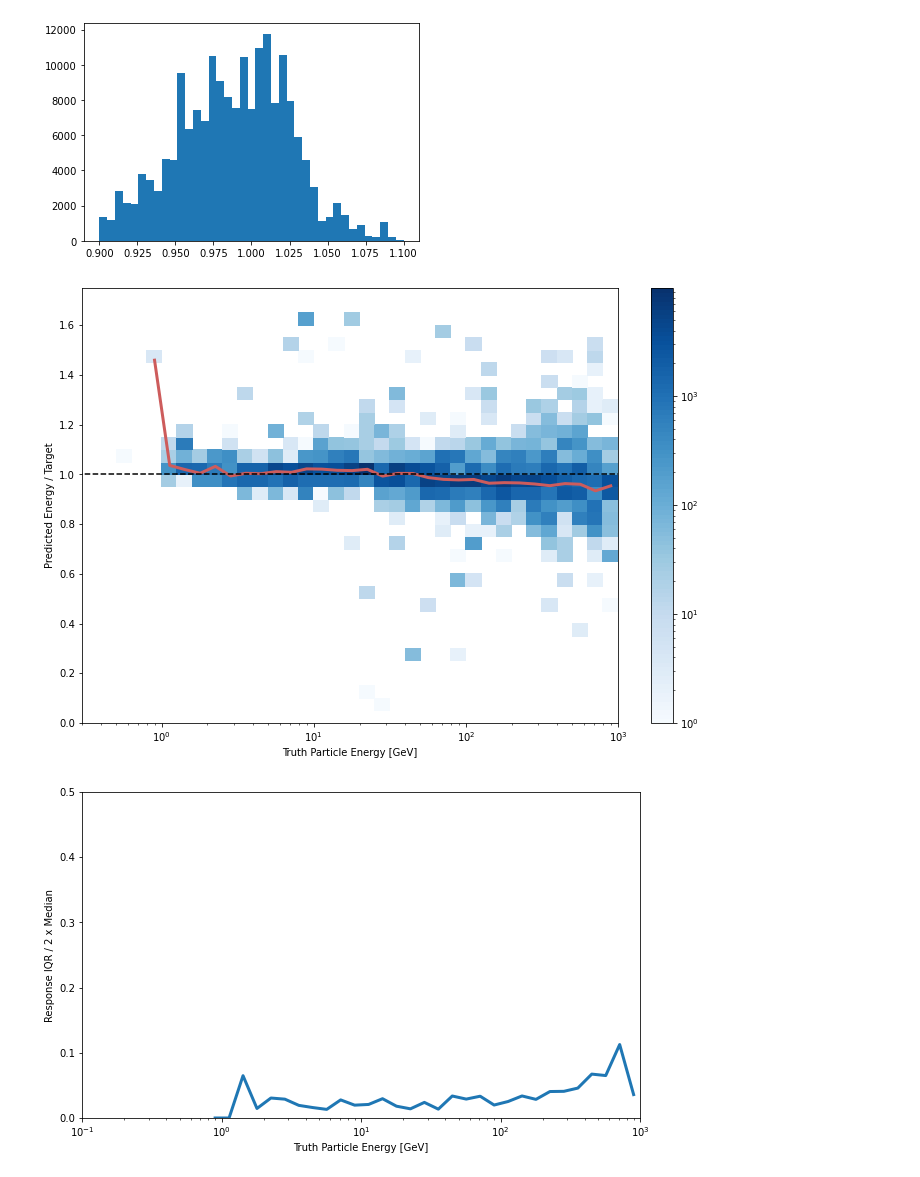
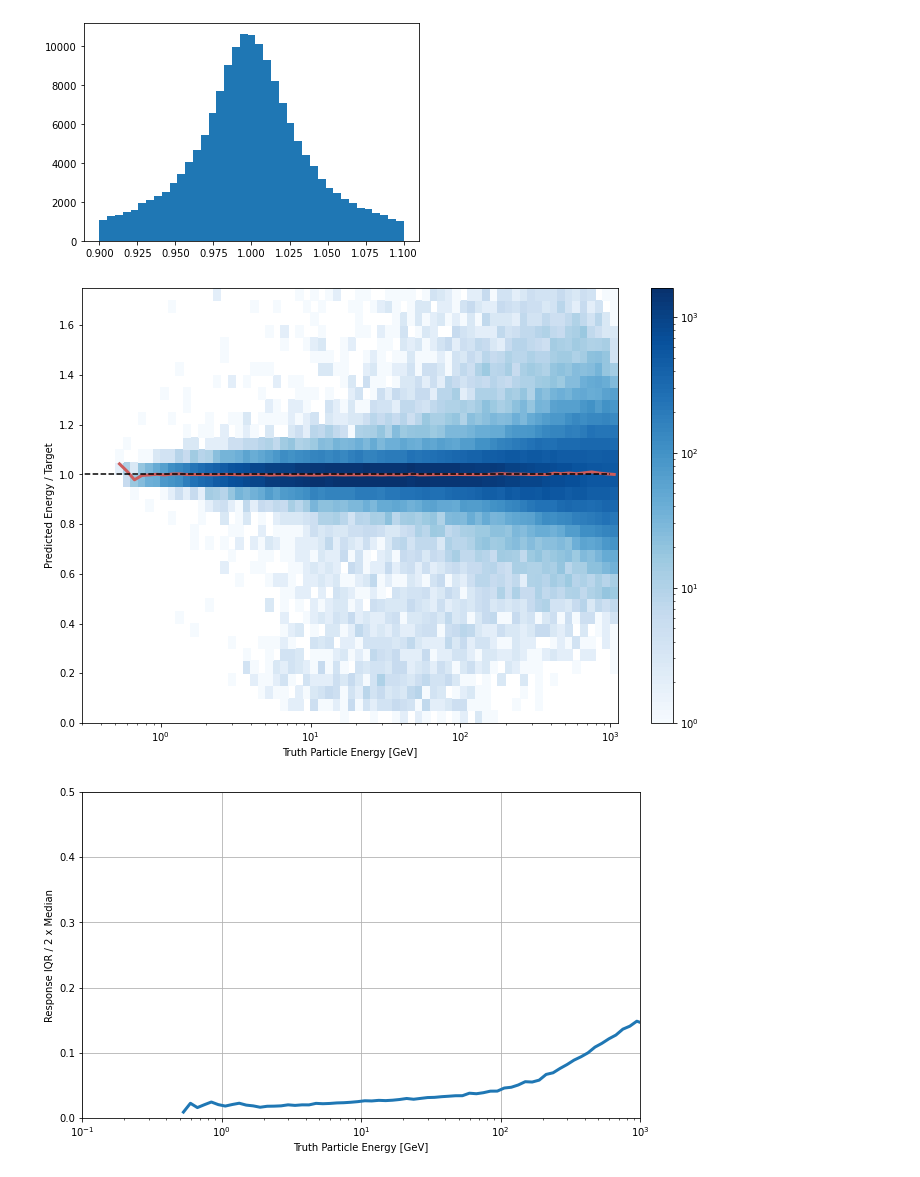
Before and after one commit to atlas-calo-ml/gn4pions_eastbay, a Jupyter notebook: simple_regression_model.ipynb, the cells around one changed output. Saved outputs shown, nothing was run; the diff lists cells and outputs as text; code cells hidden in the pictures.

Commit message:
updated models to include both track data and calorimeter cell data

```diff
--- a/simple_regression_model.ipynb
+++ b/simple_regression_model.ipynb
@@ -54,7 +44,8 @@ plt.show()
 # %%
 ### Start the dataframe of inputs
 # df2 = pd.DataFrame(pd.DataFrame(df.cluster_E.to_list())[0]) # just take the leading cluster E
-df2 = pd.DataFrame(pd.DataFrame(df.cluster_E.to_list(), columns=["cluster_e_"+str(x) for x in np.arange(29)]))
+max_clusters = pd.DataFrame(df.cluster_E.to_list()).shape[1]
+df2 = pd.DataFrame(pd.DataFrame(df.cluster_E.to_list(), columns=["cluster_e_"+str(x) for x in np.arange(max_clusters)]))
 
 ### Add track pT & truth particle E
 track_pt = np.array(df.trackPt.explode())
@@ -117,8 +105,8 @@ Index(['cluster_e_0', 'cluster_e_1', 'cluster_e_2', 'cluster_e_3',
       dtype='object')
 # %%
 ### Inspect variables
-sns.set(font_scale = 2)
-corr_vars = ['truth_particle_e', 'cluster_e_0', 'track_pt', 'track_eta']
-g = sns.pairplot(df2[corr_vars], diag_kind='kde')
-g.fig.set_figheight(12)
-g.fig.set_figwidth(12)
+# sns.set(font_scale = 2)
+# corr_vars = ['truth_particle_e', 'cluster_e_0', 'track_pt', 'track_eta']
+# g = sns.pairplot(df2[corr_vars], diag_kind='kde')
+# g.fig.set_figheight(12)
+# g.fig.set_figwidth(12)
@@ -156,9 +144,9 @@ test_x = test[train_vars].values
 test_y = test['log10_truth_particle_e'].values
 # %%
 ### Normalize the inputs
-sc = StandardScaler()
-train_x = sc.fit_transform(train_x)
-test_x = sc.transform(test_x)
+# sc = StandardScaler()
+# train_x = sc.fit_transform(train_x)
+# test_x = sc.transform(test_x)
 # %%
 plt.hist(test_x[:,0], bins=30);
 # plt.yscale('log');
@@ -221,0 +217,3 @@ Wall time: 1min 3s
+# %%
+model = keras.models.load_model('./tmp/')
+model.evaluate(test_x, test_y, batch_size=2048)
@@ -224,39 +225,39 @@ Wall time: 1min 3s
 test['nn_score'] = model.predict(test_x)
 plt.hist((10**test.nn_score)/(10**test.log10_truth_particle_e), bins=np.linspace(0.9,1.1,40));
 # %% [output]
-[figure, old version]
+[figure, new version]
 # %%
 ### Response median plot
 import scipy.stats as stats
 from matplotlib.colors import ListedColormap
 from matplotlib.colors import LogNorm
 
 x = test.truth_particle_e
 
 y = (10**test.nn_score)/(10**test.log10_truth_particle_e)
 
-xbin = [10**exp for exp in np.arange(-1., 3.1, 0.1)]
+xbin = [10**exp for exp in np.arange(-1.05, 3.1, 0.05)]
 ybin = np.arange(0., 3.1, 0.05)
 xcenter = [(xbin[i] + xbin[i+1]) / 2 for i in range(len(xbin)-1)]
 profileXMed = stats.binned_statistic(
     x, y, bins=xbin, statistic='median').statistic
 
 c_map = ListedColormap(sns.color_palette("Blues", n_colors=100).as_hex())
 fig = plt.figure(figsize=(12,8))
 fig.patch.set_facecolor('white')
 plt.hist2d(x, y, bins=[xbin, ybin], norm=LogNorm(),zorder = -1, cmap=c_map);
 plt.plot(np.array(xcenter), np.array(profileXMed), color='indianred', linewidth=3)
 plt.plot([0.1, 1000], [1, 1], linestyle='--', color='black');
 plt.xscale('log')
 plt.ylim(0, 1.75)
 plt.xlim(0.3, )
 plt.xlabel('Truth Particle Energy [GeV]')
 plt.ylabel('Predicted Energy / Target')
 plt.colorbar()
 plt.show()
 # np.savez('pub_note_results/response_median_simple.npz', response_median=profileXMed, xcenter=xcenter)
 # %% [output]
-[figure, old version]
+[figure, new version]
 # %%
 ### IQR plot
 
@@ -268,17 +269,18 @@ def iqrOverMed(x):
     med = np.median(x)
     return iqr / (2*med)
 
-resolution = stats.binned_statistic(x, y, bins=xbin,statistic=iqrOverMed).statistic
+resolution_single = stats.binned_statistic(x, y, bins=xbin,statistic=iqrOverMed).statistic
 
 fig = plt.figure(figsize=(10,6))
 fig.patch.set_facecolor('white')
-plt.plot(xcenter, resolution, linewidth=3)
+plt.plot(xcenter, resolution_single, linewidth=3)
 plt.xscale('log')
 plt.xlim(0.1, 1000)
 plt.ylim(0,0.5)
 plt.xlabel('Truth Particle Energy [GeV]')
 plt.ylabel('Response IQR / 2 x Median');
+plt.grid()
 plt.show()
 # np.savez('pub_note_results/iqr_simple.npz', iqr=resolution, xcenter=xcenter)
 # %% [output]
-[figure, old version]
+[figure, new version]
```
Also changed, not shown: parts of 26 cells of this notebook, 28 other files.
